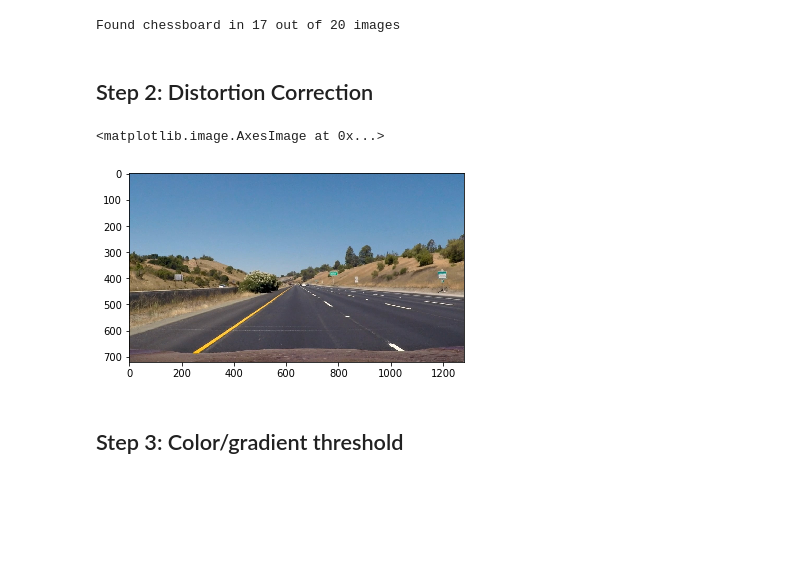
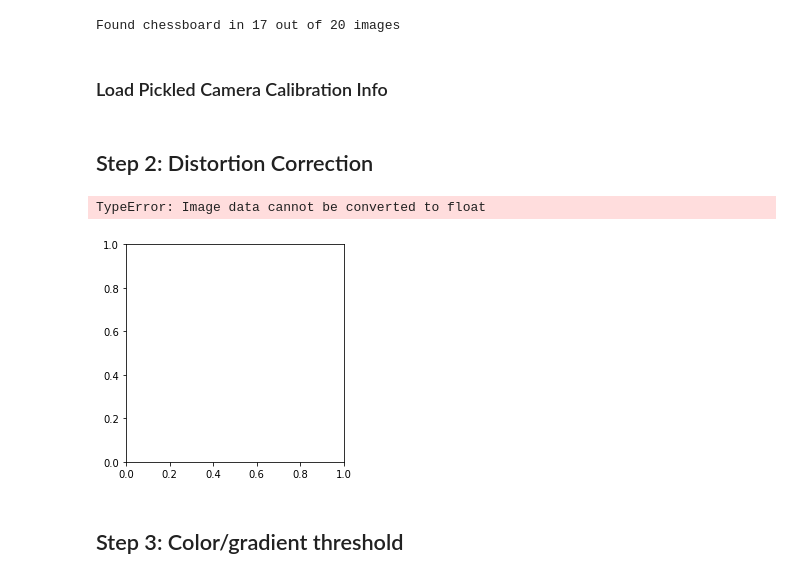
Before and after one commit to ignaden/CarND-Advanced-Lane-Lines, a Jupyter notebook: AdvancedLanes.ipynb, the cells around one changed output. Cells and saved outputs as stored; diff of their text form; code cells hidden in the pictures; blank space fills up the shorter version.

```diff
--- a/AdvancedLanes.ipynb
+++ b/AdvancedLanes.ipynb
@@ -82,13 +82,29 @@ img_size = (img.shape[1], img.shape[0])
 
 # Do camera calibration given object points and image points
 ret, mtx, dist, rvecs, tvecs = cv2.calibrateCamera(objpoints, imgpoints, img_size, None, None)
+cameraCaleb = {
+    'ret' : ret
+    , 'mtx' : mtx
+    , 'dist': dist
+    , 'rvecs' : rvecs
+    , 'tvecs' : tvecs
+}
+
+print ("Saving results to `cameraCaleb.pickle`")
+with open('cameraCaleb.pickle', 'wb') as f:
+    pickle.dump(cameraCaleb, f)
 # %% [output]
 Found chessboard in 17 out of 20 images
+# %% [markdown]
+### Load Pickled Camera Calibration Info
+# %%
+with open('cameraCaleb.pickle', 'rb') as f:
+    cameraCaleb = pickle.load(f)
 # %% [markdown]
 ## Step 2: Distortion Correction
 # %%
 def undistort_img(img):
-    return cv2.undistort(img, mtx, dist, None, mtx)
+    return cv2.undistort(img, cameraCaleb['mtx'], cameraCaleb['dist'], None, cameraCaleb['mtx'])
 # %%
 # Define a function that takes an image, number of x and y points,
 # camera matrix and distortion coefficients
@@ -112,12 +128,11 @@ def transform(img):
 # %%
 # Let's make sure we know what we're doing here.
 img1 = mpimg.imread('test_images/straight_lines1.jpg')
 fimg = transform(undistort_img(img1))
-plt.imshow(img1)
-#plt.imshow(fimg)
+plt.imshow(fimg)
 # %% [output]
-<matplotlib.image.AxesImage at 0x...>
+TypeError: Image data cannot be converted to float
-[figure, old version]
+[figure, new version]
 # %% [markdown]
 ## Step 3: Color/gradient threshold
 # %%
```
Also changed, not shown: parts of 6 cells of this notebook.
